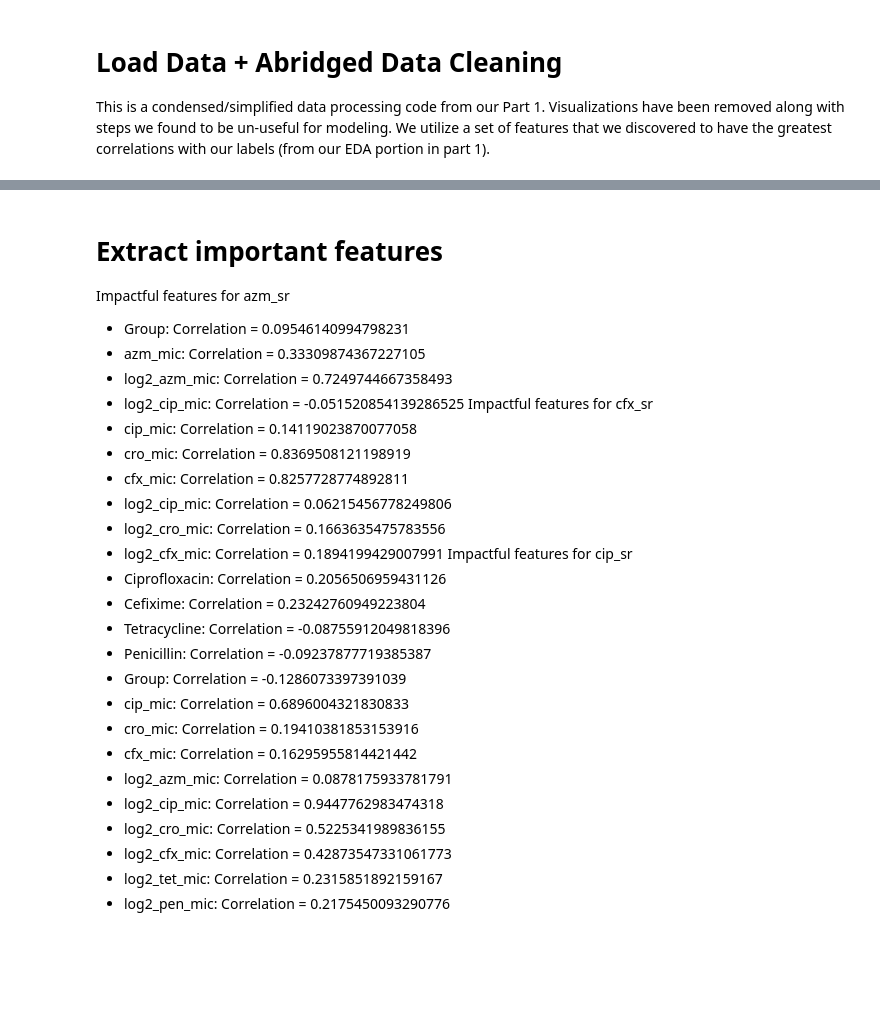
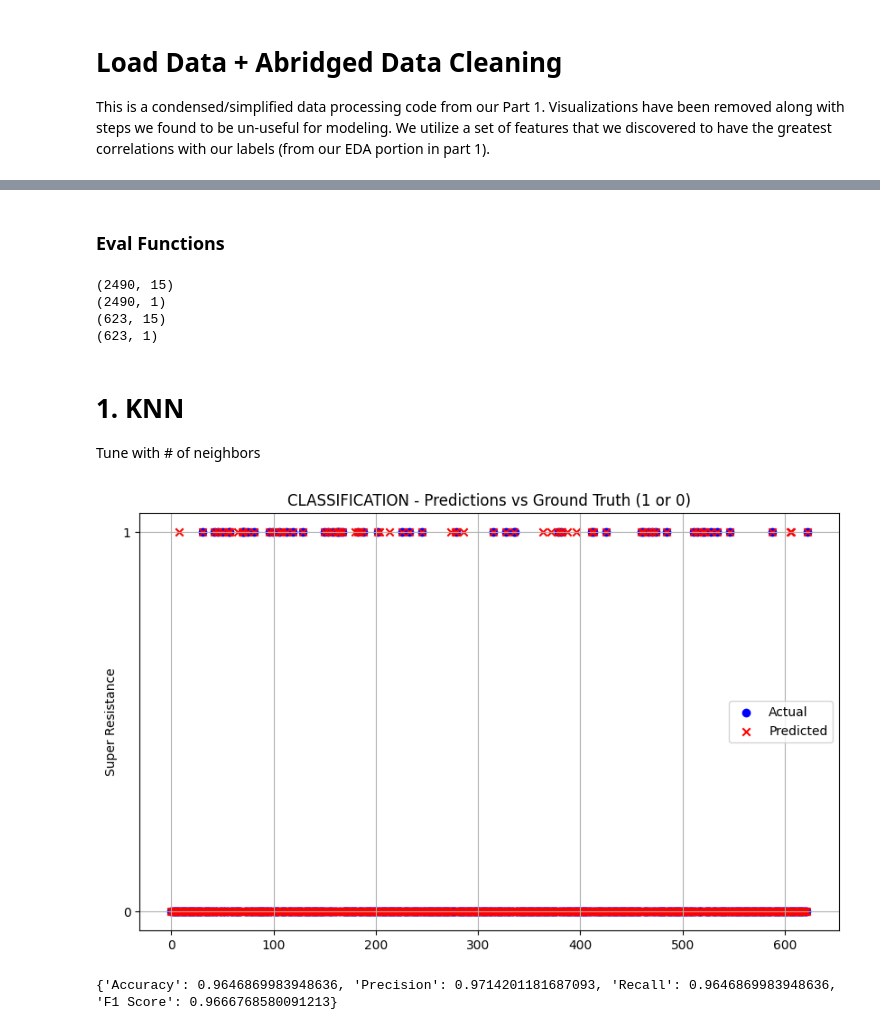
Before and after one commit to VX59/4-587-project-p1, a Jupyter notebook: src/modelling.ipynb, the cells around one changed output, grey strips where cells are left out. Drawn from its saved outputs; the diff is of its cells as text; code cells hidden in the pictures; blank space fills up the shorter version.

```diff
--- a/src/modelling.ipynb
+++ b/src/modelling.ipynb
@@ -168,29 +115,2 @@ For example, when doing 'df[col].method(value, inplace=True)', try using 'df.met
-# %% [markdown]
-# Extract important features
-Impactful features for azm_sr
- * Group: Correlation = 0.09546140994798231
- * azm_mic: Correlation = 0.33309874367227105
- * log2_azm_mic: Correlation = 0.7249744667358493
- * log2_cip_mic: Correlation = -0.051520854139286525
-Impactful features for cfx_sr
- * cip_mic: Correlation = 0.14119023870077058
- * cro_mic: Correlation = 0.8369508121198919
- * cfx_mic: Correlation = 0.8257728774892811
- * log2_cip_mic: Correlation = 0.06215456778249806
- * log2_cro_mic: Correlation = 0.1663635475783556
- * log2_cfx_mic: Correlation = 0.1894199429007991
-Impactful features for cip_sr
- * Ciprofloxacin: Correlation = 0.2056506959431126
- * Cefixime: Correlation = 0.23242760949223804
- * Tetracycline: Correlation = -0.08755912049818396
- * Penicillin: Correlation = -0.09237877719385387
- * Group: Correlation = -0.1286073397391039
- * cip_mic: Correlation = 0.6896004321830833
- * cro_mic: Correlation = 0.19410381853153916
- * cfx_mic: Correlation = 0.16295955814421442
- * log2_azm_mic: Correlation = 0.0878175933781791
- * log2_cip_mic: Correlation = 0.9447762983474318
- * log2_cro_mic: Correlation = 0.5225341989836155
- * log2_cfx_mic: Correlation = 0.42873547331061773
- * log2_tet_mic: Correlation = 0.2315851892159167
- * log2_pen_mic: Correlation = 0.2175450093290776
+# %% [markdown]
+### Eval Functions
@@ -196,0 +165,33 @@ Impactful features for cip_sr
+# %%
+print(X_train.shape)
+print(y_train.shape)
+print(X_test.shape)
+print(y_test.shape)
+# %% [output]
+(2490, 15)
+(2490, 1)
+(623, 15)
+(623, 1)
+# %% [markdown]
+# 1. KNN
+
+Tune with # of neighbors
+# %%
+from sklearn.neighbors import KNeighborsClassifier
+
+def knn():
+
+    model = KNeighborsClassifier(n_neighbors=5)
+
+    model.fit(X_train, y_train)
+
+    y_pred = model.predict(X_test)
+
+    print(eval_classification(y_test, y_pred))
+
+
+
+knn()
+# %% [output]
+[figure, added]
+{'Accuracy': 0.9646869983948636, 'Precision': 0.9714201181687093, 'Recall': 0.9646869983948636, 'F1 Score': 0.9666768580091213}
```
Also changed, not shown: parts of 16 cells of this notebook, 58 other files.
